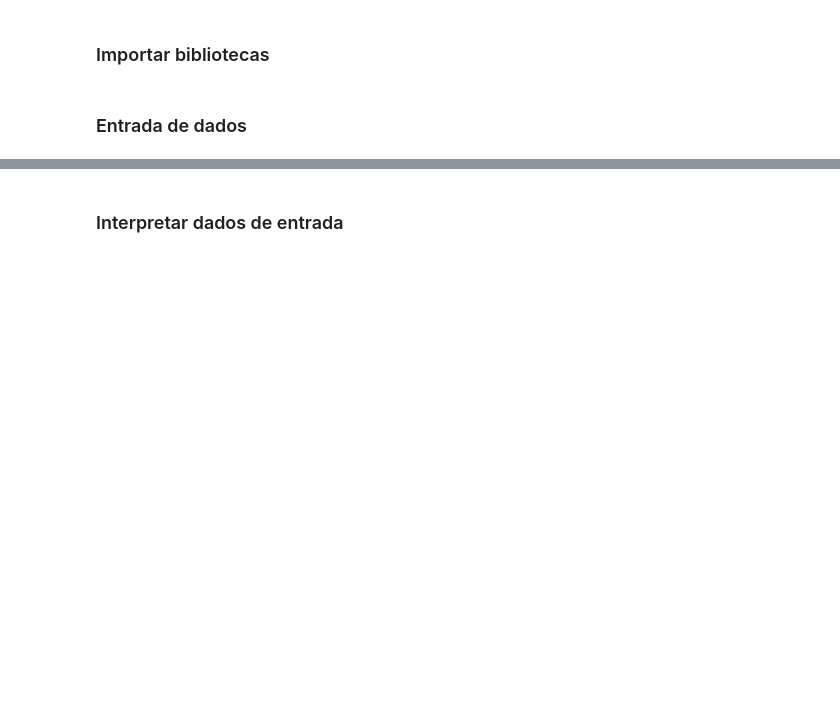
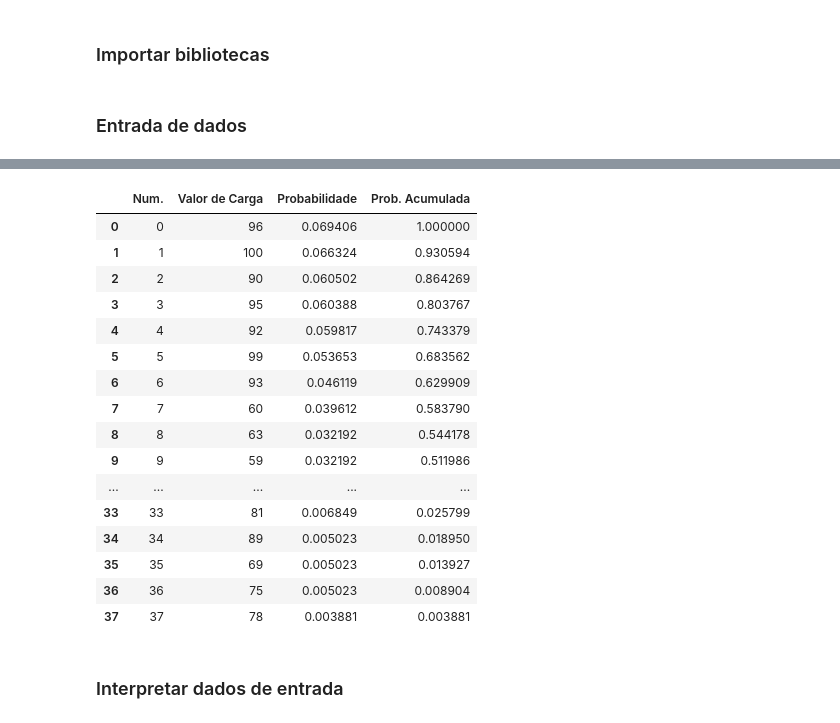
Before and after one commit to eduardomloureiro/Trabalho1_Confiabilidade, a Jupyter notebook: SMC_py.ipynb, the cells around one changed output, grey strips where cells are left out. Saved outputs shown, nothing was run; the diff lists cells and outputs as text; code cells hidden in the pictures; blank space fills up the shorter version.

```diff
--- a/SMC_py.ipynb
+++ b/SMC_py.ipynb
@@ -11,3 +33,24 @@ import pandas as pd
+# %%
+dados_carga = pd.read_excel('dataframe_curva_de_carga.xlsx')
+dados_carga
+# %% [output]
+|  | Num. | Valor de Carga | Probabilidade | Prob. Acumulada |
+| 0 | 0 | 96 | 0.069406 | 1.000000 |
+| 1 | 1 | 100 | 0.066324 | 0.930594 |
+| 2 | 2 | 90 | 0.060502 | 0.864269 |
+| 3 | 3 | 95 | 0.060388 | 0.803767 |
+| 4 | 4 | 92 | 0.059817 | 0.743379 |
+| 5 | 5 | 99 | 0.053653 | 0.683562 |
+| 6 | 6 | 93 | 0.046119 | 0.629909 |
+| 7 | 7 | 60 | 0.039612 | 0.583790 |
+| 8 | 8 | 63 | 0.032192 | 0.544178 |
+| 9 | 9 | 59 | 0.032192 | 0.511986 |
+| ... | ... | ... | ... | ... |
+| 33 | 33 | 81 | 0.006849 | 0.025799 |
+| 34 | 34 | 89 | 0.005023 | 0.018950 |
+| 35 | 35 | 69 | 0.005023 | 0.013927 |
+| 36 | 36 | 75 | 0.005023 | 0.008904 |
+| 37 | 37 | 78 | 0.003881 | 0.003881 |
 # %%
 
 # Dados das usinas
```
Also changed, not shown: parts of 10 cells of this notebook.
